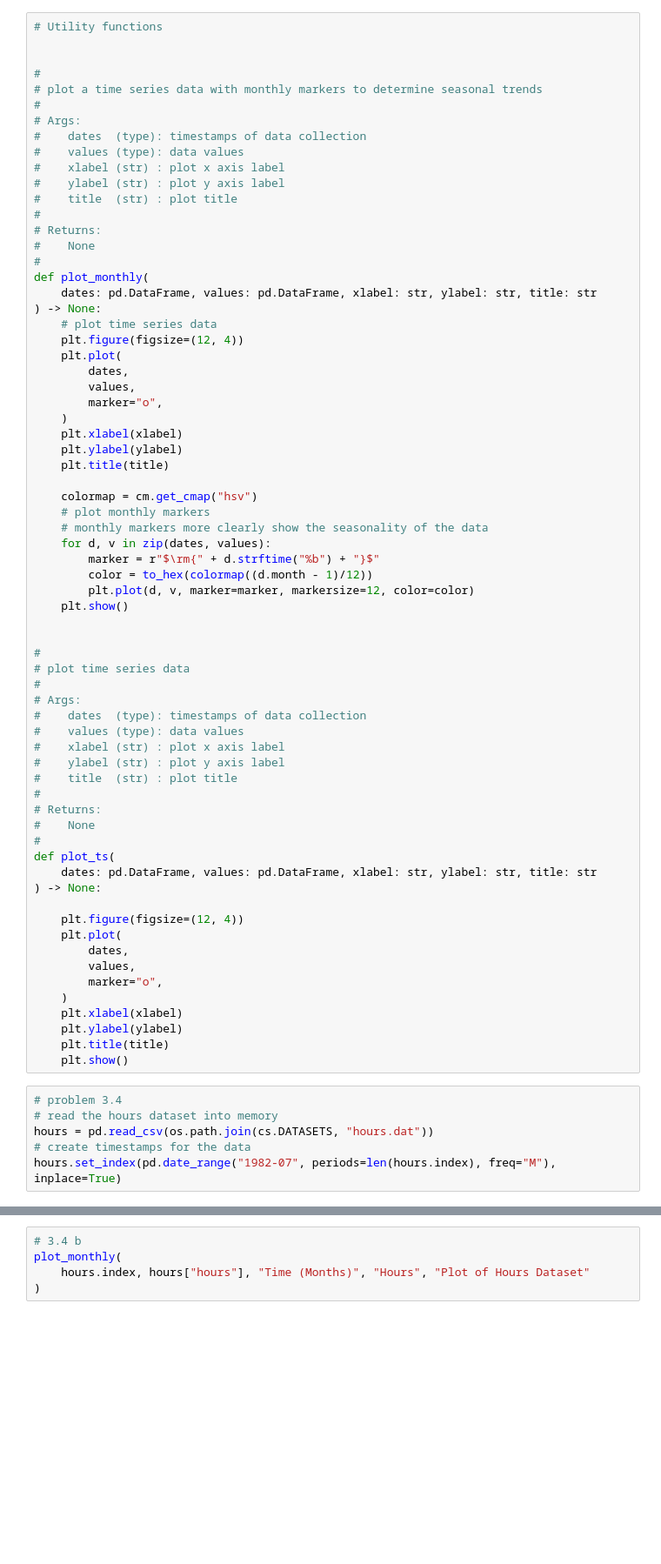
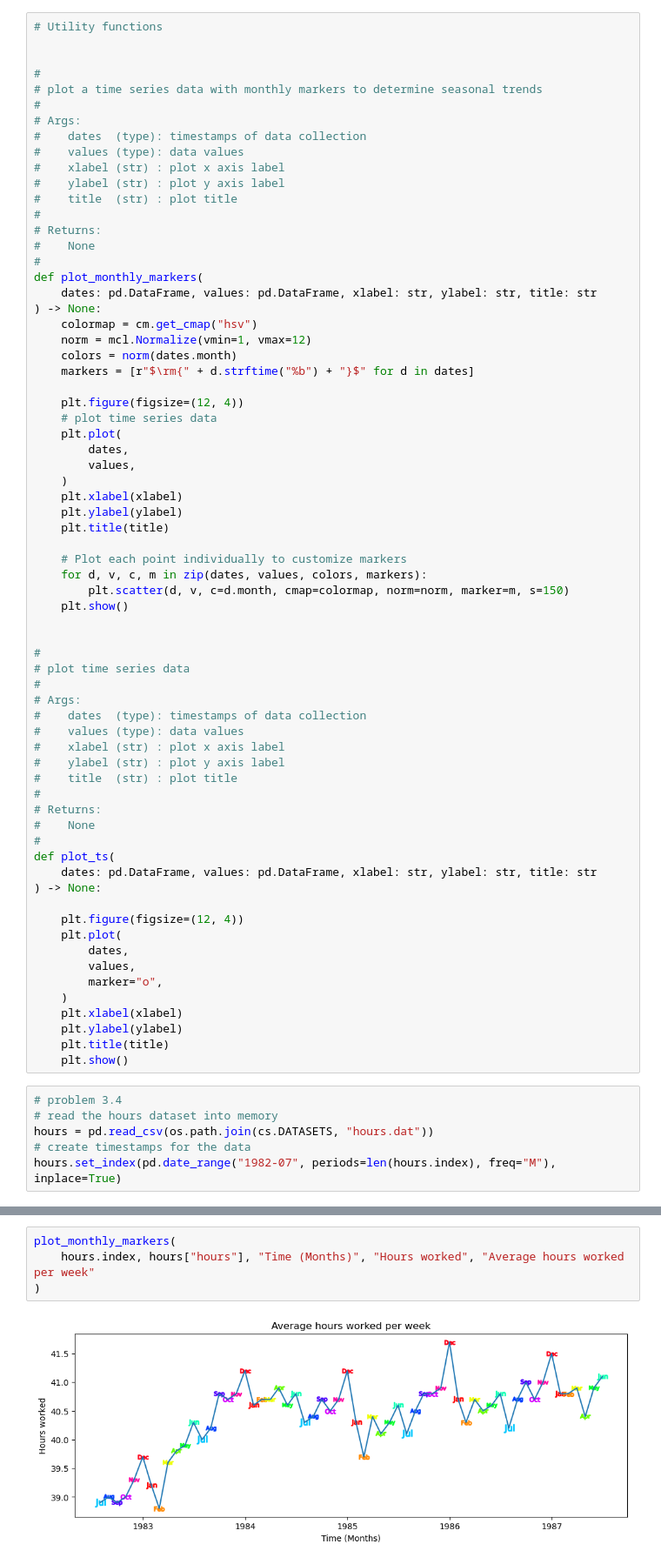
Before and after one commit to Steadying0235/time-series-analysis, a Jupyter notebook: src/hw2.ipynb, the cells around one changed output, grey strips where cells are left out. Shown at 87% size. Saved outputs shown, nothing was run; the diff lists cells and outputs as text; blank space fills up the shorter version.

```diff
--- a/src/hw2.ipynb
+++ b/src/hw2.ipynb
@@ -28,27 +28,27 @@ import constants as cs
 # Returns:
 #    None
 #
-def plot_monthly(
+def plot_monthly_markers(
     dates: pd.DataFrame, values: pd.DataFrame, xlabel: str, ylabel: str, title: str
 ) -> None:
+    colormap = cm.get_cmap("hsv")
+    norm = mcl.Normalize(vmin=1, vmax=12)
+    colors = norm(dates.month)
+    markers = [r"$\rm{" + d.strftime("%b") + "}$" for d in dates]
+
+    plt.figure(figsize=(12, 4))
     # plot time series data
-    plt.figure(figsize=(12, 4))
     plt.plot(
         dates,
         values,
-        marker="o",
     )
     plt.xlabel(xlabel)
     plt.ylabel(ylabel)
     plt.title(title)
 
-    colormap = cm.get_cmap("hsv")
-    # plot monthly markers
-    # monthly markers more clearly show the seasonality of the data
-    for d, v in zip(dates, values):
-        marker = r"$\rm{" + d.strftime("%b") + "}$"
-        color = to_hex(colormap((d.month - 1)/12))
-        plt.plot(d, v, marker=marker, markersize=12, color=color)
+    # Plot each point individually to customize markers
+    for d, v, c, m in zip(dates, values, colors, markers):
+        plt.scatter(d, v, c=d.month, cmap=colormap, norm=norm, marker=m, s=150)
     plt.show()
 
 
@@ -91,8 +93,9 @@ plot_ts(hours.index, hours["hours"], "Time (Months)", "Hours", "Plot of Hours Da
 # %%
-# 3.4 b
-plot_monthly(
-    hours.index, hours["hours"], "Time (Months)", "Hours", "Plot of Hours Dataset"
+plot_monthly_markers(
+    hours.index, hours["hours"], "Time (Months)", "Hours worked", "Average hours worked per week"
 )
+# %% [output]
+[figure, added]
 # %%
 # problem 3.6
 # read dataset and set timestamp
```
Also changed, not shown: parts of 19 cells of this notebook, 1 other file.
